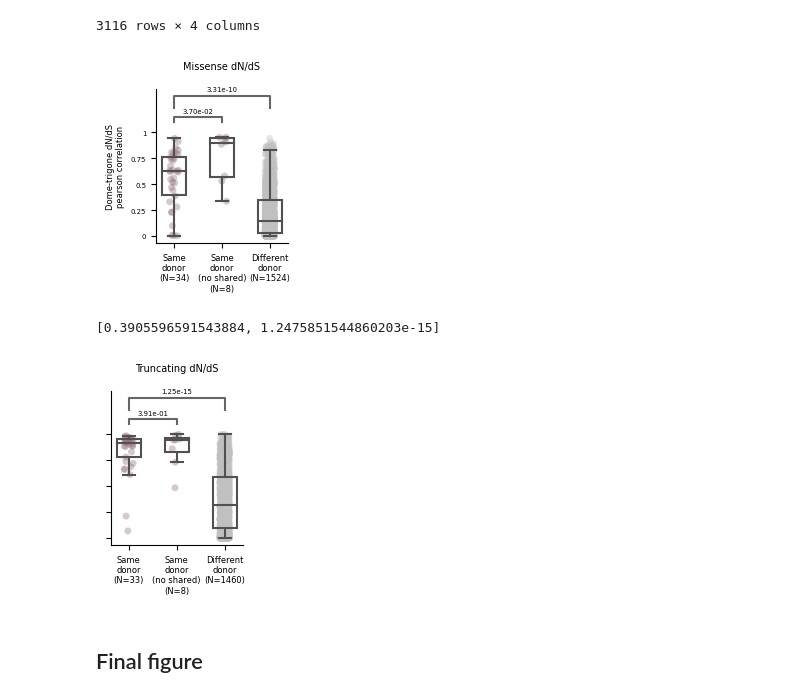
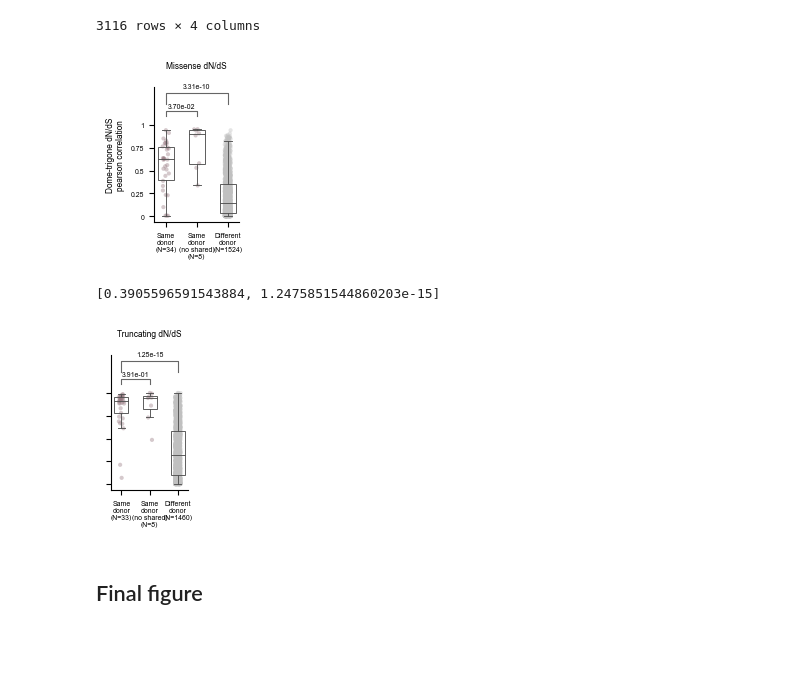
Before and after one commit to bbglab/normal_bladder_paper, a Jupyter notebook: extended/extended6/ExtendedFigure6.ipynb, the cells around one changed output. Saved outputs shown, nothing was run; the diff lists cells and outputs as text; code cells hidden in the pictures; blank space fills up the shorter version.

```diff
--- a/extended/extended6/ExtendedFigure6.ipynb
+++ b/extended/extended6/ExtendedFigure6.ipynb
@@ -423,15 +423,15 @@ id2title = {"allsnvs": "SNVs\n", "truncating": "truncating\nmutations", "missens
 
 for jacc_idx in jaccard_idxs:
 
-    fig, axs = plt.subplots(1, 1, figsize = (1, 2))
+    fig, axs = plt.subplots(1, 1, figsize = (0.890, 1.759))
     figb_categs = {"same_donor": "Same\ndonor",
             "diff_donor": "Different\ndonor", # these are only trigone-dome pairs
             }
 
     sns.stripplot(shared_muts_df_B, x = "pair", y = jacc_idx, order = figb_categs.keys(),
-                palette = figb_colors, alpha = 0.4, jitter = 0.1, zorder = 0, ax = axs)
+                palette = figb_colors, alpha = 0.4, jitter = 0.1, zorder = 0, size = 3, ax = axs)
     sns.boxplot(shared_muts_df_B, x = "pair", y = jacc_idx, order = figb_categs.keys(),
-                showfliers = False, palette = figb_colors, width = 0.5, saturation = 1,
+                showfliers = False, palette = figb_colors, width = 0.5, saturation = 1, linewidth=0.65,
                 ax = axs, boxprops = dict(facecolor = 'none'))
     _, pval = mannwhitneyu(shared_muts_df_B.loc[shared_muts_df_B["pair"] == "same_donor"][jacc_idx],
                         shared_muts_df_B.loc[shared_muts_df_B["pair"] == "diff_donor"][jacc_idx])
@@ -443,7 +443,7 @@ for jacc_idx in jaccard_idxs:
 
     h = 0.005
     y = shared_muts_df_B[jacc_idx].max()+h
-    axs.plot([0, 0, 1, 1], [y+h, y+2*h, y+2*h, y+h], lw = 1.5, c = "0.4")
+    axs.plot([0, 0, 1, 1], [y+h, y+2*h, y+2*h, y+h], lw = 0.8, c = "0.4")
     sig_text = format(pval, ".2e")
     axs.text(0.5, y+h+y/20, sig_text, ha='center', va='bottom', fontsize=plots_general_config["annots_fontsize"])
 
@@ -453,11 +453,11 @@ for jacc_idx in jaccard_idxs:
         axs.set_ylabel("Jaccard index", fontsize = plots_general_config["ylabel_fontsize"])
     else:
         axs.set_ylabel("")
-    axs.set_title(f'Shared {id2title[jacc_idx.split("_")[-1]]}', fontsize = plots_general_config["title_fontsize"])
+    axs.set_title(f'Shared {id2title[jacc_idx.split("_")[-1]]}', fontsize = plots_general_config["xylabel_fontsize"])
     axs.spines['top'].set_visible(False)
     axs.spines['right'].set_visible(False)
     axs.tick_params(axis='y', labelsize = plots_general_config["xyticks_fontsize"])
-    axs.tick_params(axis='x', labelsize = plots_general_config["ylabel_fontsize"])
+    axs.tick_params(axis='x', labelsize = plots_general_config["xyticks_fontsize"])
     axs.set_ylim(-0.008, y+y/6)
-    plt.savefig(f'{save_dir}/extFig6b_{jacc_idx.split("_")[-1]}.png', dpi = 300, bbox_inches = 'tight')
+    plt.savefig(f'{save_dir}/extFig6b_{jacc_idx.split("_")[-1]}.pdf', dpi = 300, bbox_inches = 'tight')
 # %% [output]
@@ -663,12 +663,12 @@ figc_colors = {"same_donor_allmuts": "#967880",
 
 # missense omegas
 
-fig, axs = plt.subplots(1, 1, figsize = (1.7, 2))
+fig, axs = plt.subplots(1, 1, figsize = (1.2, 1.759))
 sns.boxplot(corr_miss_df, x = "pair", y = "pearson_corr", order = figc_categs.keys(),
-            showfliers = False, palette = figc_colors, width = 0.5, saturation = 1,
+            showfliers = False, palette = figc_colors, width = 0.5, saturation = 1, linewidth=0.65,
             ax = axs, boxprops = dict(facecolor = 'none'))
 sns.stripplot(corr_miss_df, x = "pair", y = "pearson_corr", order = figc_categs.keys(),
-            palette = figc_colors, alpha = 0.4, jitter = 0.1, zorder = 0, ax = axs)
+            palette = figc_colors, alpha = 0.4, jitter = 0.1, zorder = 0, size = 3, ax = axs)
 
 pvals = []
 _, pval = mannwhitneyu(corr_miss_df.loc[corr_miss_df["pair"] == "same_donor_allmuts"]["pearson_corr"],
@@ -684,7 +684,7 @@ for i, pval in enumerate(pvals):
 
     h = 0.05+i/15
     y = corr_miss_df["pearson_corr"].max()+h
-    axs.plot([0, 0, i+1, i+1], [y+h, y+2*h, y+2*h, y+h], lw = 1.5, c = "0.4")
+    axs.plot([0, 0, i+1, i+1], [y+h, y+2*h, y+2*h, y+h], lw = 0.8, c = "0.4")
     sig_text = format(pval, ".2e")
     axs.text(0.5+i/2, y+h+0.05+i/12+y/50, sig_text, ha='center', va='bottom', fontsize=plots_general_config["annots_fontsize"])
 
@@ -693,26 +693,26 @@ for categ in figc_categs:
     n = n_counts.loc[n_counts["index"] == categ]["count"].values[0]
     figc_categs[categ] = f'{figc_categs[categ]}\n(N={n})'
 
-axs.set_xticklabels(figc_categs.values(), fontsize = plots_general_config["xlabel_fontsize"])
+axs.set_xticklabels(figc_categs.values(), fontsize = plots_general_config["xyticks_fontsize"])
 axs.set_yticks([0, 0.25, 0.5, 0.75, 1])
 axs.set_yticklabels([0, 0.25, 0.5, 0.75, 1], fontsize = plots_general_config["xyticks_fontsize"])
 axs.tick_params(axis='y', labelsize = plots_general_config["xyticks_fontsize"])
 axs.set_xlabel("")
-axs.set_title("Missense dN/dS\n", fontsize = plots_general_config["title_fontsize"])
+axs.set_title("Missense dN/dS\n", fontsize = plots_general_config["xylabel_fontsize"])
 axs.set_ylabel("Dome-trigone dN/dS\npearson correlation", fontsize = plots_general_config["ylabel_fontsize"])
 axs.spines['top'].set_visible(False)
 axs.spines['right'].set_visible(False)
-plt.savefig(f"{save_dir}/extFig6c_missense.png", dpi = 300, bbox_inches = 'tight')
+plt.savefig(f"{save_dir}/extFig6c_missense.pdf", dpi = 300, bbox_inches = 'tight')
 plt.show()
 
 # truncating omegas
 
-fig, axs = plt.subplots(1, 1, figsize = (1.7, 2))
+fig, axs = plt.subplots(1, 1, figsize = (1, 1.759))
 sns.boxplot(corr_trunc_df, x = "pair", y = "pearson_corr", order = figc_categs.keys(),
-            showfliers = False, palette = figc_colors, width = 0.5, saturation = 1,
+            showfliers = False, palette = figc_colors, width = 0.5, saturation = 1, linewidth=0.65,
             ax = axs, boxprops = dict(facecolor = 'none'))
 sns.stripplot(corr_trunc_df, x = "pair", y = "pearson_corr", order = figc_categs.keys(),
-            palette = figc_colors, alpha = 0.4, jitter = 0.1, zorder = 0, ax = axs)
+            palette = figc_colors, alpha = 0.4, jitter = 0.1, zorder = 0, size = 3, ax = axs)
 
 pvals = []
 _, pval = mannwhitneyu(corr_trunc_df.loc[corr_trunc_df["pair"] == "same_donor_allmuts"]["pearson_corr"],
@@ -723,40 +723,40 @@ _, pval = mannwhitneyu(corr_trunc_df.loc[corr_trunc_df["pair"] == "same_donor_al
                         corr_trunc_df.loc[corr_trunc_df["pair"] == "diff_donor_allmuts"]["pearson_corr"],
                         nan_policy = "omit")
 pvals.append(pval)
 print(pvals)
 
 for i, pval in enumerate(pvals):
 
     h = 0.05+i/15
     y = corr_trunc_df["pearson_corr"].max()+h
-    axs.plot([0, 0, i+1, i+1], [y+h, y+2*h, y+2*h, y+h], lw = 1.5, c = "0.4")
+    axs.plot([0, 0, i+1, i+1], [y+h, y+2*h, y+2*h, y+h], lw = 0.8, c = "0.4")
     sig_text = format(pval, ".2e")
     axs.text(0.5+i/2, y+h+0.05+i/12+y/50, sig_text, ha='center', va='bottom', fontsize=plots_general_config["annots_fontsize"])
 
 figc_categs = {"same_donor_allmuts": "Same\ndonor",
             "same_donor_noshared": "Same\ndonor\n(no shared)",
             "diff_donor_allmuts": "Different\ndonor" # this are only trigone-dome pairs
             }
 n_counts = corr_trunc_df[["pair", "pearson_corr"]].dropna()["pair"].value_counts(dropna = True).reset_index(name = "count")
 for categ in figc_categs:
     n = n_counts.loc[n_counts["index"] == categ]["count"].values[0]
     figc_categs[categ] = f'{figc_categs[categ]}\n(N={n})'
 
 
-axs.set_xticklabels(figc_categs.values(), fontsize = plots_general_config["xlabel_fontsize"])
+axs.set_xticklabels(figc_categs.values(), fontsize = plots_general_config["xyticks_fontsize"])
 axs.set_yticks([0, 0.25, 0.5, 0.75, 1])
 axs.set_yticklabels([], fontsize = plots_general_config["xyticks_fontsize"])
 axs.tick_params(axis='y', labelsize = plots_general_config["xyticks_fontsize"])
 axs.set_xlabel("")
-axs.set_title("Truncating dN/dS\n", fontsize = plots_general_config["title_fontsize"])
+axs.set_title("Truncating dN/dS\n", fontsize = plots_general_config["xylabel_fontsize"])
 axs.set_ylabel("", fontsize = plots_general_config["ylabel_fontsize"])
 axs.spines['top'].set_visible(False)
 axs.spines['right'].set_visible(False)
-plt.savefig(f"{save_dir}/extFig6c_truncating.png", dpi = 300, bbox_inches = 'tight')
+plt.savefig(f"{save_dir}/extFig6c_truncating.pdf", dpi = 300, bbox_inches = 'tight')
 # %% [output]
-[figure, old version]
+[figure, new version]
 [0.3905596591543884, 1.2475851544860203e-15]
-[figure, old version]
+[figure, new version]
 # %% [markdown]
 ## Final figure
 # %%
```
Also changed, not shown: parts of 3 cells of this notebook, 14 other files.
